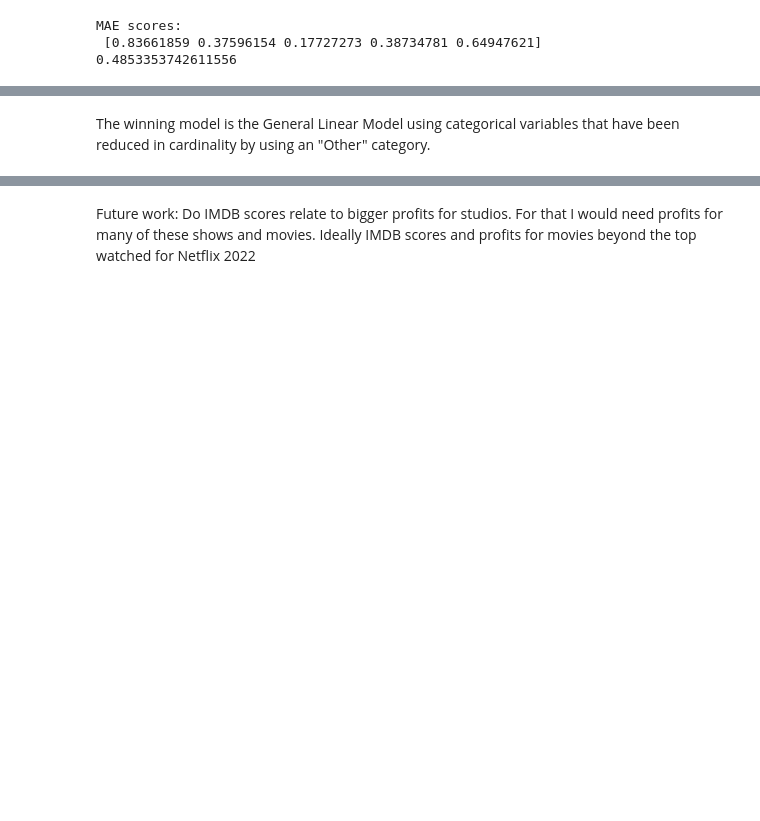
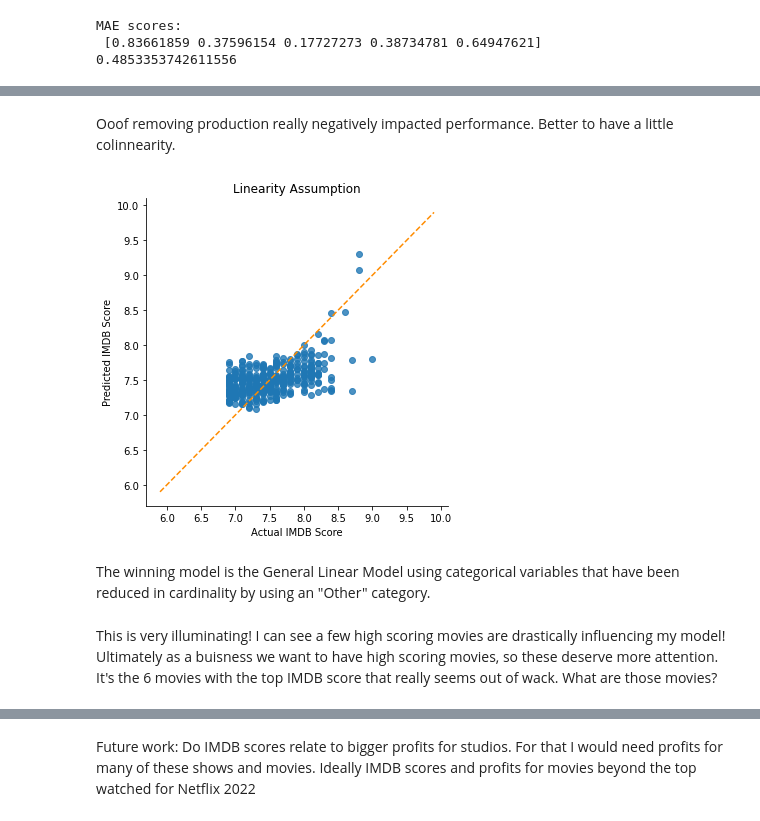
Before and after one commit to leiayoung/lny-sharing, a Jupyter notebook: netflix-exploration.ipynb, the cells around one changed output, grey strips where cells are left out. Cells and saved outputs as stored; diff of their text form; code cells hidden in the pictures; blank space fills up the shorter version.

```diff
--- a/netflix-exploration.ipynb
+++ b/netflix-exploration.ipynb
@@ -875,0 +969,3 @@ Step in the wrong direction.
+# %%
+winning_model = sm.OLS(y, X_win).fit()
+print(winning_model.summary())
@@ -876,2 +1065,31 @@ Step in the wrong direction.
+# %% [markdown]
+Ooof removing production really negatively impacted performance. Better to have a little colinnearity.
+# %%
+# Checking residuals to investigate low Durbin-Watson
+# Add residuals to our data set
+winning_model.predict(X_win)
+# a copy of the data to assoicate with this model
+win_bm_net_data = bm_net_data
+win_bm_net_data['predict'] = winning_model.predict(X_win)
+win_bm_net_data['residuals'] = winning_model.resid
+
+
+# Plotting the observed vs predicted values
+sns.lmplot(x= 'SCORE', y='predict', data=win_bm_net_data, fit_reg=False, height=5)
+
+# Plotting the diagonal line
+line_coords = np.arange(win_bm_net_data[['SCORE', 'predict']].min().min()-1,
+                        win_bm_net_data[['SCORE', 'predict']].max().max()+1)
+plt.plot(line_coords, line_coords,  # X and y points
+         color='darkorange', linestyle='--')
+
+plt.ylabel('Predicted IMDB Score')
+plt.xlabel('Actual IMDB Score')
+plt.title('Linearity Assumption')
+plt.show()
+# %% [output]
+[figure, added]
 # %% [markdown]
 The winning model is the General Linear Model using categorical variables that have been reduced in cardinality by using an "Other" category.
+# %% [markdown]
+This is very illuminating! I can see a few high scoring movies are drastically influencing my model! Ultimately as a buisness we want to have high scoring movies, so these deserve more attention. It's the 6 movies with the top IMDB score that really seems out of wack. What are those movies?
```
Also changed, not shown: parts of 17 cells of this notebook.
